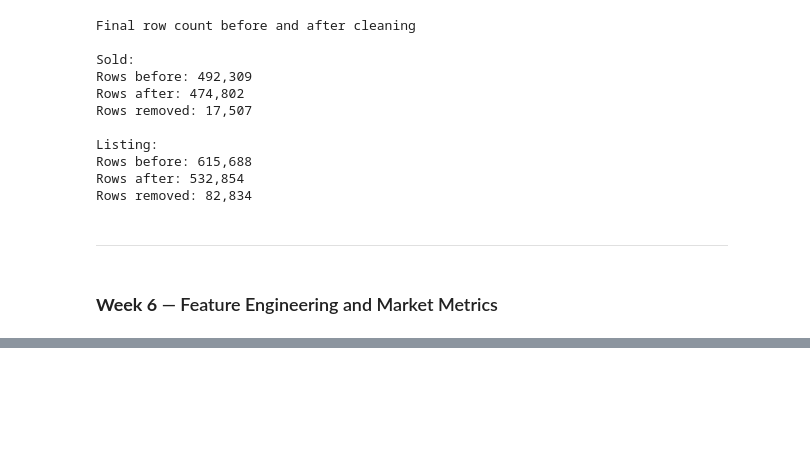
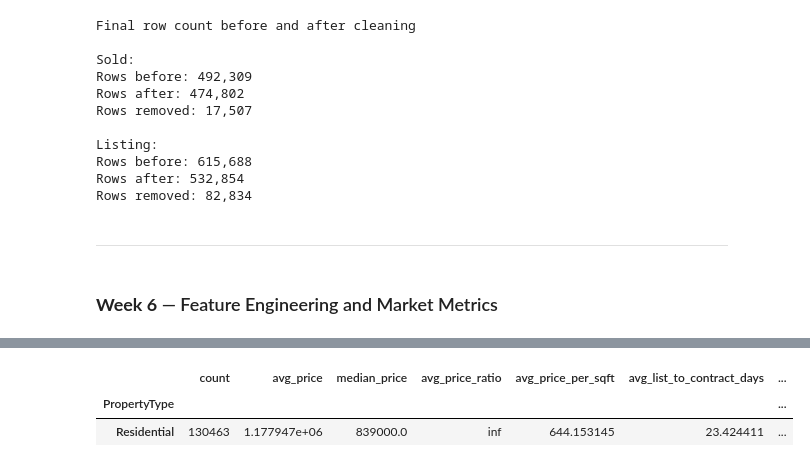
Before and after one commit to yuliLinn/IDX_YuLi, a Jupyter notebook: MLS_project_yuliLinn.ipynb, the cells around one changed output, grey strips where cells are left out. Drawn from its saved outputs; the diff is of its cells as text; code cells hidden in the pictures; blank space fills up the shorter version.

```diff
--- a/MLS_project_yuliLinn.ipynb
+++ b/MLS_project_yuliLinn.ipynb
@@ -858,0 +997,7 @@ list_clean.to_csv("w4_listing_clean.csv", index=False)
+# %%
+#Sample summary by PropertyType
+listing_propertytype_analysis.head(10)
+# %% [output]
+|  | count | avg_price | median_price | avg_price_ratio | avg_price_per_sqft | avg_list_to_contract_days | ... |
+| PropertyType |  |  |  |  |  |  | ... |
+| Residential | 130463 | 1.177947e+06 | 839000.0 | inf | 644.153145 | 23.424411 | ... |
```
Also changed, not shown: parts of 12 cells of this notebook, 1 other file.
